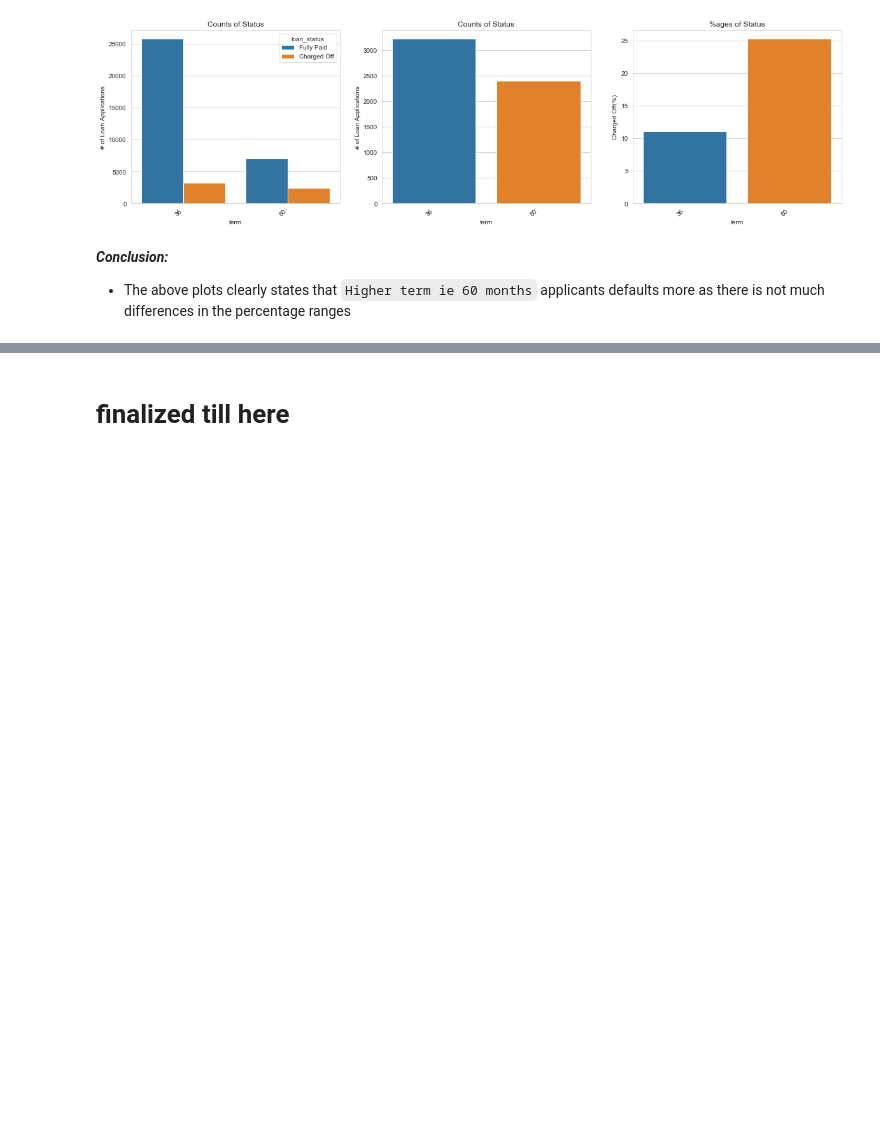
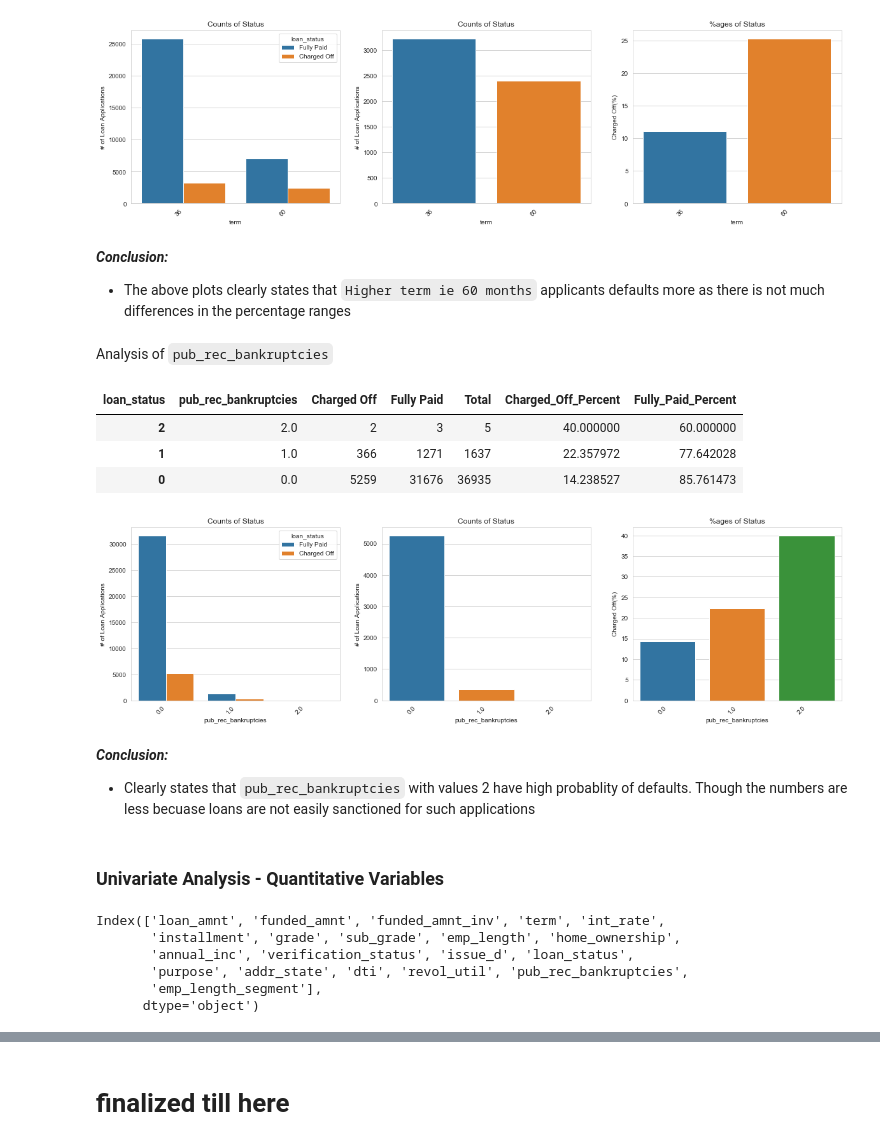
Before and after one commit to arpitjoshi/case-study-2, a Jupyter notebook: notebook.ipynb, the cells around one changed output, grey strips where cells are left out. Drawn from its saved outputs; the diff is of its cells as text; code cells hidden in the pictures; blank space fills up the shorter version.

Commit message:
more analysis

```diff
--- a/notebook.ipynb
+++ b/notebook.ipynb
@@ -248,7 +248,7 @@ df.drop(columns=cols_high_nulls, inplace=True)
 # %%
 behavioural_cols= [
     "delinq_2yrs", "earliest_cr_line", "inq_last_6mths",
-    "open_acc", "pub_rec", "revol_bal", "revol_util",
+    "open_acc", "pub_rec", "revol_bal",
     "total_acc", "out_prncp", "out_prncp_inv", "total_pymnt",
     "total_pymnt_inv", "total_rec_prncp", "total_rec_int",
     "total_rec_late_fee", "recoveries", "collection_recovery_fee",
@@ -759,3 +761,59 @@ plt.show()
 # %% [markdown]
 ___Conclusion:___
 - The above plots clearly states that `Higher term ie 60 months` applicants defaults more as there is not much differences in the percentage ranges
+# %% [markdown]
+Analysis of `pub_rec_bankruptcies`
+# %%
+pub_rec_bankruptcies_status = dataset.groupby('loan_status')['pub_rec_bankruptcies'].value_counts(ascending=False).unstack(level=0).reset_index()
+pub_rec_bankruptcies_status.fillna(0, inplace=True)
+pub_rec_bankruptcies_status['Total'] = pub_rec_bankruptcies_status['Charged Off'] + pub_rec_bankruptcies_status['Fully Paid']
+pub_rec_bankruptcies_status['Charged_Off_Percent'] = pub_rec_bankruptcies_status['Charged Off'] * 100 /pub_rec_bankruptcies_status['Total']
+pub_rec_bankruptcies_status['Fully_Paid_Percent'] = pub_rec_bankruptcies_status['Fully Paid'] * 100 /pub_rec_bankruptcies_status['Total']
+pub_rec_bankruptcies_status.sort_values(by='Charged_Off_Percent', ascending=False, inplace=True)
+
+pub_rec_bankruptcies_status
+# %% [output]
+| loan_status | pub_rec_bankruptcies | Charged Off | Fully Paid | Total | Charged_Off_Percent | Fully_Paid_Percent |
+| 2 | 2.0 | 2 | 3 | 5 | 40.000000 | 60.000000 |
+| 1 | 1.0 | 366 | 1271 | 1637 | 22.357972 | 77.642028 |
+| 0 | 0.0 | 5259 | 31676 | 36935 | 14.238527 | 85.761473 |
+# %%
+fig = plt.figure(figsize=(20, 5), )
+
+plt.subplot(1, 3, 1)
+ax=sns.countplot(x="pub_rec_bankruptcies", hue="loan_status", data=dataset, linewidth=1)
+ax.set_xticklabels(ax.get_xticklabels(), rotation=45, ha="right")
+plt.title("Counts of Status")
+plt.ylabel("# of Loan Applications")
+
+plt.subplot(1, 3, 2)
+ax=sns.countplot(x="pub_rec_bankruptcies", data=dataset[dataset.loan_status=="Charged Off"], linewidth=1)
+ax.set_xticklabels(ax.get_xticklabels(), rotation=45, ha="right")
+plt.title("Counts of Status")
+plt.ylabel("# of Loan Applications")
+
+
+plt.subplot(1, 3, 3)
+ax=sns.barplot(x="pub_rec_bankruptcies", y="Charged_Off_Percent", data=pub_rec_bankruptcies_status)
+ax.set_xticklabels(ax.get_xticklabels(), rotation=45, ha="right")
+plt.title("%ages of Status")
+plt.ylabel('Charged Off(%)')
+
+
+plt.show()
+# %% [output]
+[figure, added]
+# %% [markdown]
+___Conclusion:___
+- Clearly states that `pub_rec_bankruptcies` with values 2 have high probablity of defaults. Though the numbers are less becuase loans are not easily sanctioned for such applications
+# %% [markdown]
+### Univariate Analysis - Quantitative Variables
+# %%
+dataset.columns
+# %% [output]
+Index(['loan_amnt', 'funded_amnt', 'funded_amnt_inv', 'term', 'int_rate',
+       'installment', 'grade', 'sub_grade', 'emp_length', 'home_ownership',
+       'annual_inc', 'verification_status', 'issue_d', 'loan_status',
+       'purpose', 'addr_state', 'dti', 'revol_util', 'pub_rec_bankruptcies',
+       'emp_length_segment'],
+      dtype='object')
```
Also changed, not shown: parts of 13 cells of this notebook.
